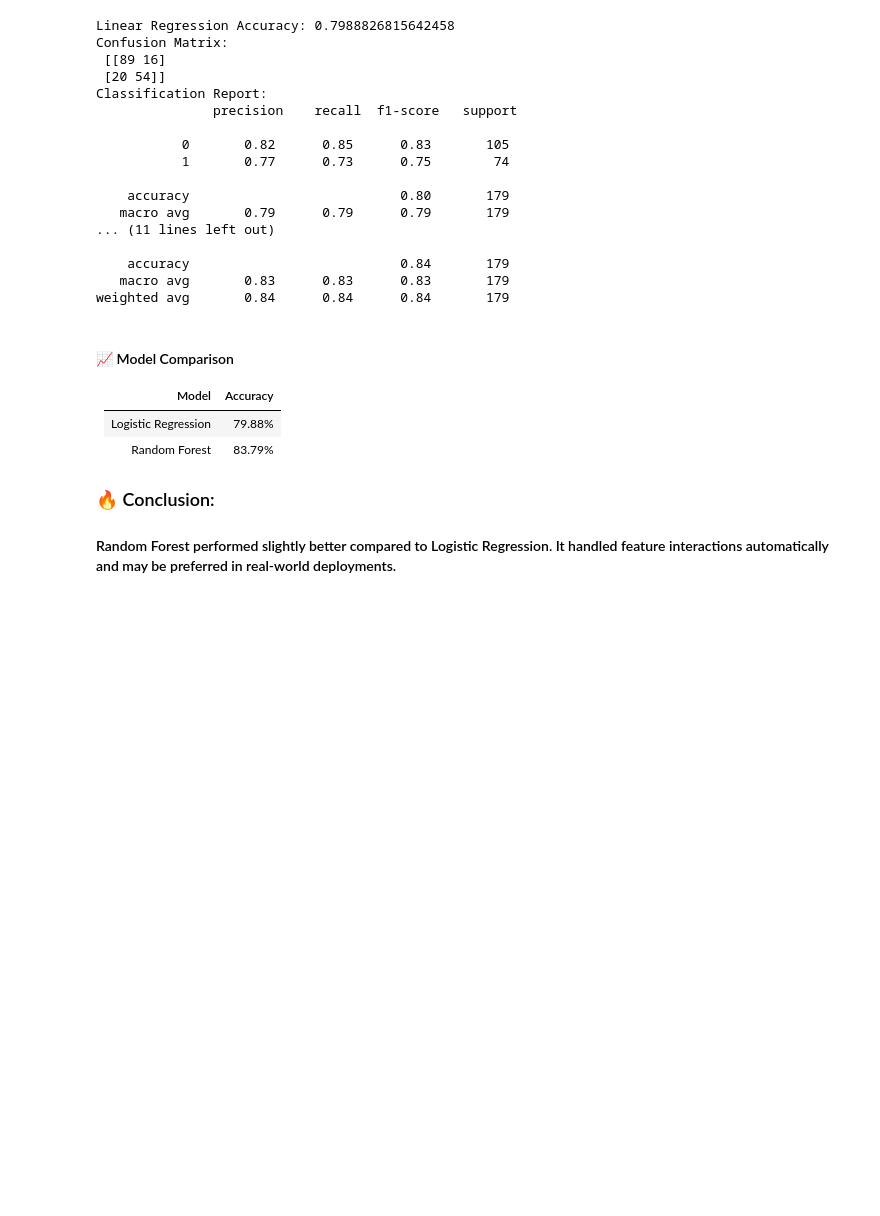
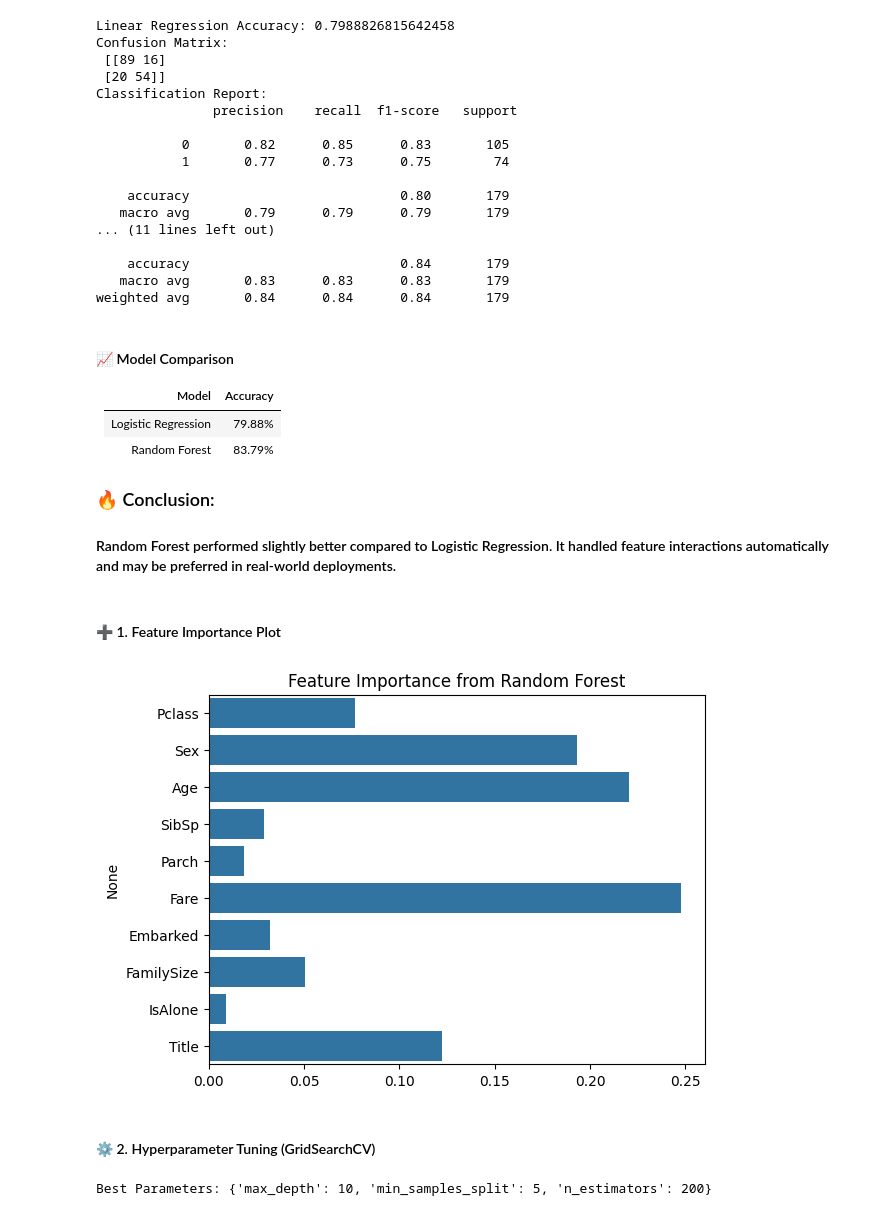
Before and after one commit to ankitis32/titanic-survival-prediction, a Jupyter notebook: titanic_model.ipynb, the cells around one changed output. Cells and saved outputs as stored; diff of their text form; code cells hidden in the pictures; blank space fills up the shorter version.

```diff
--- a/titanic_model.ipynb
+++ b/titanic_model.ipynb
@@ -175,3 +175,33 @@ weighted avg       0.84      0.84      0.84       179
 
 ### 🔥 Conclusion:
 #### Random Forest performed slightly better compared to Logistic Regression. It handled feature interactions automatically and may be preferred in real-world deployments.
+# %% [markdown]
+#### ➕ 1. Feature Importance Plot
+# %%
+importances = rf_model.feature_importances_
+features = X_train.columns
+
+# Sort and plot
+sns.barplot(x=importances, y=features)
+plt.title("Feature Importance from Random Forest")
+plt.show()
+# %% [output]
+[figure, added]
+# %% [markdown]
+#### ⚙️ 2. Hyperparameter Tuning (GridSearchCV)
+# %%
+from sklearn.model_selection import GridSearchCV
+
+param_grid = {
+    'n_estimators': [100, 200],
+    'max_depth': [None, 10, 20],
+    'min_samples_split': [2, 5]
+}
+
+grid_search = GridSearchCV(RandomForestClassifier(), param_grid, cv=5)
+grid_search.fit(X_train, y_train)
+
+best_model = grid_search.best_estimator_
+print("Best Parameters:", grid_search.best_params_)
+# %% [output]
+Best Parameters: {'max_depth': 10, 'min_samples_split': 5, 'n_estimators': 200}
```
